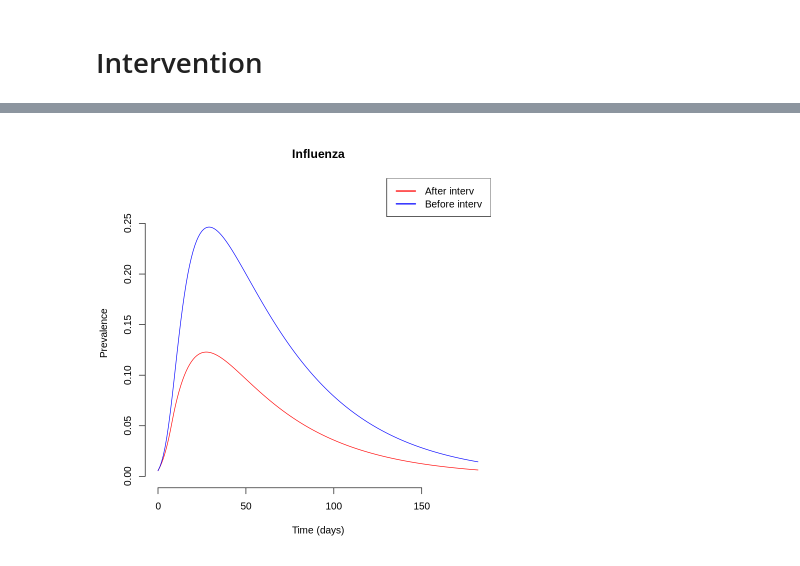
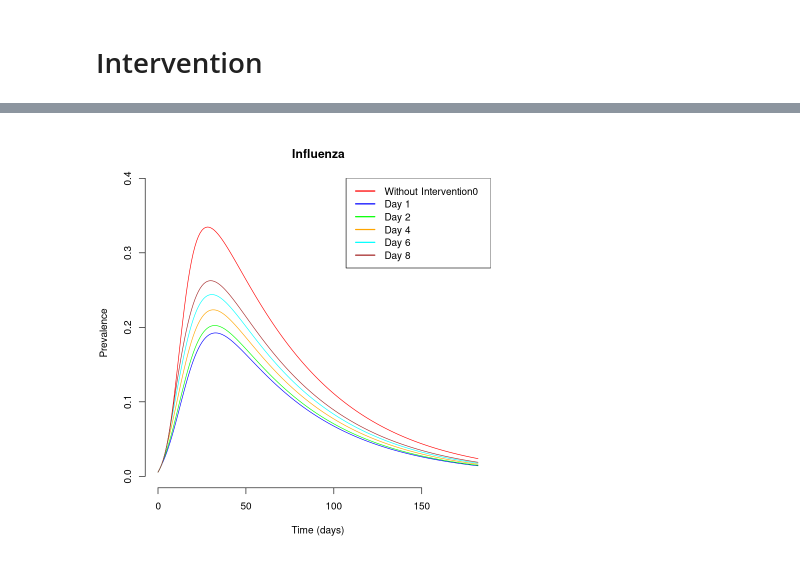
Before and after one commit to clemsadand/MMED-Group7, a Jupyter notebook: mmed_code_group7.ipynb, the cells around one changed output, grey strips where cells are left out. Drawn from its saved outputs; the diff is of its cells as text; code cells hidden in the pictures.

```diff
--- a/mmed_code_group7.ipynb
+++ b/mmed_code_group7.ipynb
@@ -43,8 +43,8 @@ seirv_model <- function(t, state, parameters) {
     N <- N_A + N_T
     I <- I_A + I_T
 
-    lambda_A <- beta_AA * I_A / N_A * exp(-a * I / N) + beta_TA * I_T / N_T * exp(-c * I / N)
-    lambda_T <- beta_TT * I_T / N_T + beta_AT * I_A / N_A * exp(-c * I / N)
+    lambda_A <- beta_AA * I_A / N_A * exp(-a*1/5 * I / N) + beta_TA * I_T / N_T * exp(-c*1/5* I / N)
+    lambda_T <- beta_TT * I_T / N_T + beta_AT * I_A / N_A * exp(-c*1/5 * I / N)
     #Risk averse
     dS_A <- - (nu + lambda_A) * S_A
     dE_A <- lambda_A * S_A - gamma * E_A
@@ -192,3 +239,9 @@ T_interv = 8
+# %%
+T_interv0 = 1
+T_interv1 = 2
+T_interv2 = 4
+T_interv3 = 6
+T_interv4 = 8
 # %%
 f.fn <- function(I, N, x, a = 50){
   ans <- 0
@@ -207,6 +258,6 @@ numeric(0)
 # %%
-beta_AA <- function(t) ifelse(t < T_interv, 0.3, 0.05)
-beta_TA <- function(t) ifelse(t < T_interv, 0.5, 0.1)
-beta_TT <- function(t) ifelse(t < T_interv, 1., 0.15)
-beta_AT <- function(t) ifelse(t < T_interv, 0.2, 0.1)
+# beta_AA <- function(t) ifelse(t < T_interv, 0.3, 0.05)
+# beta_TA <- function(t) ifelse(t < T_interv, 0.5, 0.1)
+# beta_TT <- function(t) ifelse(t < T_interv, 1., 0.15)
+# beta_AT <- function(t) ifelse(t < T_interv, 0.2, 0.1)
 # %%
@@ -265,25 +513,35 @@ seirv_interv_model <- function(t, y, parms){
 # %%
 # Simulation
-
 ts_seirv_without_interv <- simEpidemic(initial_state, times, seirv_model, fitted_params$par)
 
-ts_seirv_with_interv <- simEpidemic(initial_state, times, seirv_interv_model, fitted_params$par)
+ts_seirv_with_interv0 <- simEpidemic(initial_state, times, seirv_interv_model0, fitted_params$par)
+ts_seirv_with_interv1 <- simEpidemic(initial_state, times, seirv_interv_model1, fitted_params$par)
+ts_seirv_with_interv2 <- simEpidemic(initial_state, times, seirv_interv_model2, fitted_params$par)
+ts_seirv_with_interv3 <- simEpidemic(initial_state, times, seirv_interv_model3, fitted_params$par)
+ts_seirv_with_interv4 <- simEpidemic(initial_state, times, seirv_interv_model4, fitted_params$par)
 # %%
 # Plotting
 
 #### Infected
 max_y <- max(c(max(ts_seirv_with_interv$P), max(ts_seirv_without_interv$P)))
-plot(ts_seirv_with_interv$time,               # Time on the x axis
-     ts_seirv_with_interv$P,                  # Number infected (I) on the y axis
+plot(ts_seirv_without_interv$time,               # Time on the x axis
+     ts_seirv_without_interv$P,                  # Number infected (I) on the y axis
      xlab = "Time (days)",     # Label the x axis
      ylab = "Prevalence",  # Label the y axis
      main = "Influenza",    # Plot title
      xlim = c(0, max(ts_seirv_with_interv$time)),           #
      ylim = c(0, max_y*1.15),
      col="red",
      type = "l",                # Use a line plot
      bty = "n")                 # Remove the box around the plot
-lines(ts_seirv_with_interv$time, ts_seirv_without_interv$P, col="blue")
-legend("topright", legend = c("After interv", "Before interv"), col = c("red", "blue"), lwd = 2)
+lines(ts_seirv_with_interv0$time, ts_seirv_with_interv0$P, col="blue")
+lines(ts_seirv_with_interv1$time, ts_seirv_with_interv1$P, col="green")
+lines(ts_seirv_with_interv2$time, ts_seirv_with_interv2$P, col="orange")
+lines(ts_seirv_with_interv3$time, ts_seirv_with_interv3$P, col="cyan")
+lines(ts_seirv_with_interv4$time, ts_seirv_with_interv4$P, col="brown")
+
+legend("topright", legend = c("Without Intervention0", "Day 1", "Day 2","Day 4",
+                              "Day 6","Day 8"),
+                               col = c("red", "blue","green", "orange", "cyan","brown"), lwd = 2)
 # %% [output]
-[figure, old version]
+[figure, new version]
```
Also changed, not shown: parts of 14 cells of this notebook.
